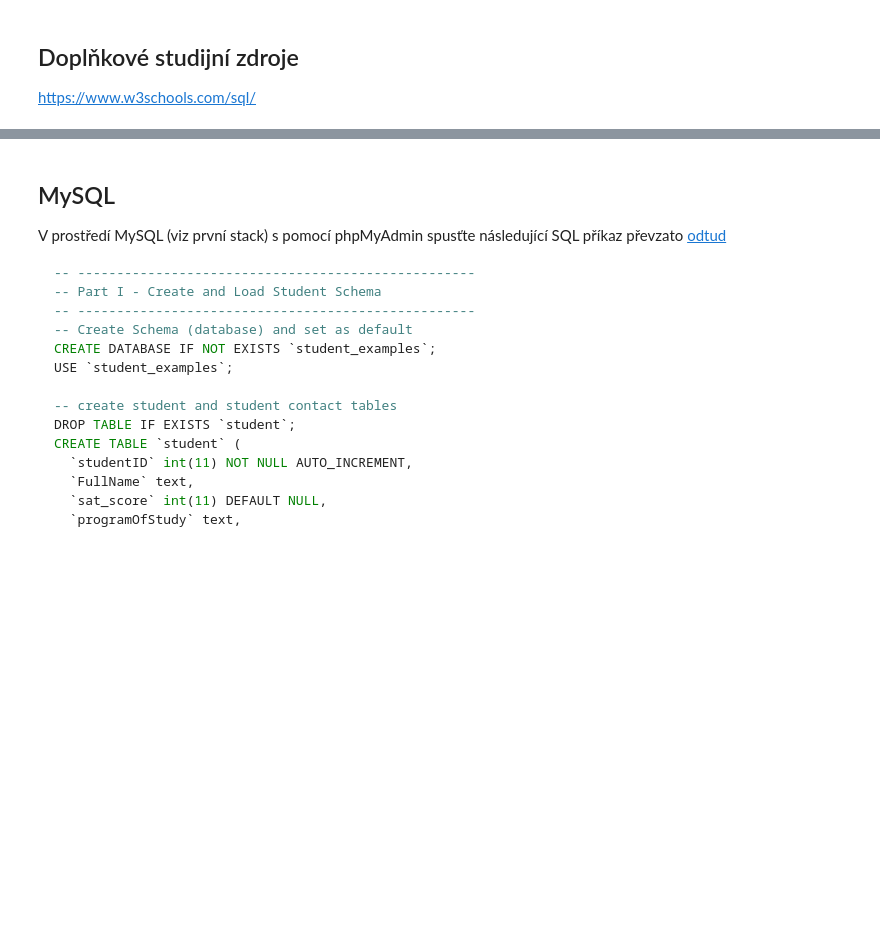
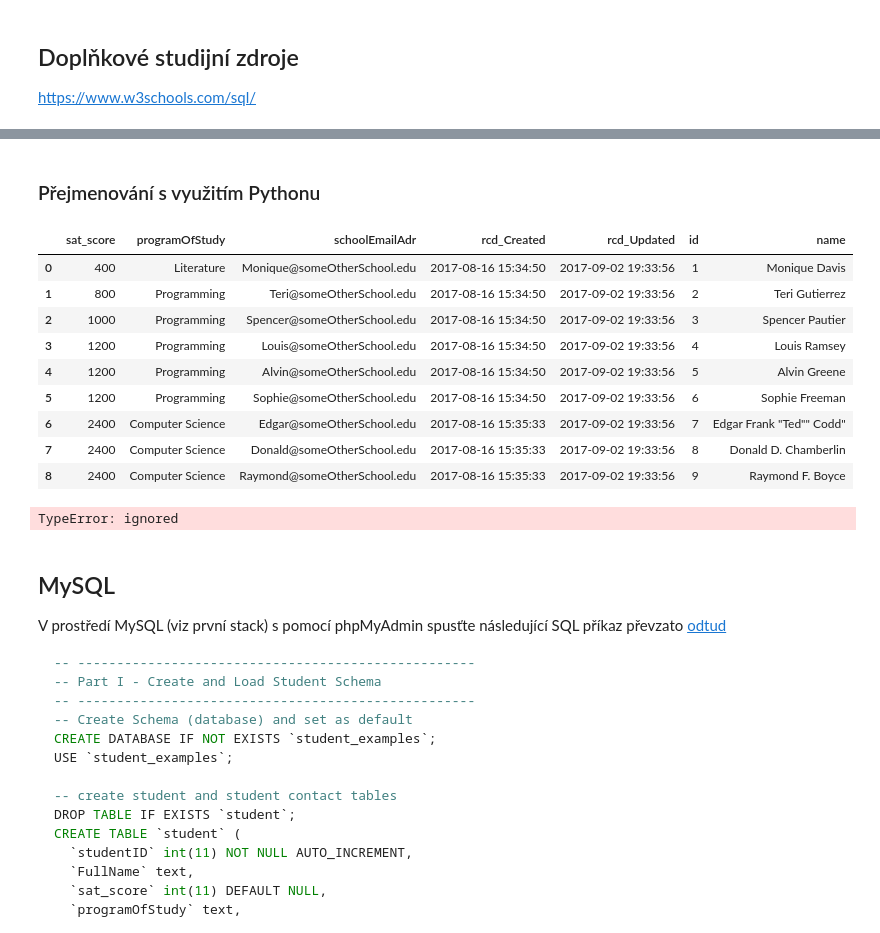
Before and after one commit to hrbolek/learning, a Jupyter notebook: itsystems/database.ipynb, the cells around one changed output, grey strips where cells are left out. Drawn from its saved outputs; the diff is of its cells as text; code cells hidden in the pictures; blank space fills up the shorter version.

```diff
--- a/itsystems/database.ipynb
+++ b/itsystems/database.ipynb
@@ -123,6 +123,9 @@ g1(3) = 4
 g2(3) = 5
 # %%
 import pandas as pd
+def displayData(data):
+  df = pd.DataFrame(data)
+  display(df)
 # %% [markdown]
 ### Příklad homogenních dat
 # %%
@@ -205,3 +289,51 @@ Operátory
+# %% [markdown]
+### Přejmenování s využitím Pythonu
+# %%
+def createRename(names):
+  def renameF(generator):
+    for item in generator:
+      result = {**item}
+      for old, new in names:
+        del result[old]
+        result[new] = item[old]
+      yield result
+  return renameF
+
+namedStudents = tuple2dictionarySeq(namesStudents, dataStudents)
+renamedColumnsStudents = createRename([('studentID', 'id'), ('FullName', 'name')])
+renamedColumnsResults = renamedColumnsStudents(namedStudents)
+displayData(renamedColumnsResults)
+# %% [output]
+|  | sat_score | programOfStudy | schoolEmailAdr | rcd_Created | rcd_Updated | id | name |
+| 0 | 400 | Literature | Monique@someOtherSchool.edu | 2017-08-16 15:34:50 | 2017-09-02 19:33:56 | 1 | Monique Davis |
+| 1 | 800 | Programming | Teri@someOtherSchool.edu | 2017-08-16 15:34:50 | 2017-09-02 19:33:56 | 2 | Teri Gutierrez |
+| 2 | 1000 | Programming | Spencer@someOtherSchool.edu | 2017-08-16 15:34:50 | 2017-09-02 19:33:56 | 3 | Spencer Pautier |
+| 3 | 1200 | Programming | Louis@someOtherSchool.edu | 2017-08-16 15:34:50 | 2017-09-02 19:33:56 | 4 | Louis Ramsey |
+| 4 | 1200 | Programming | Alvin@someOtherSchool.edu | 2017-08-16 15:34:50 | 2017-09-02 19:33:56 | 5 | Alvin Greene |
+| 5 | 1200 | Programming | Sophie@someOtherSchool.edu | 2017-08-16 15:34:50 | 2017-09-02 19:33:56 | 6 | Sophie Freeman |
+| 6 | 2400 | Computer Science | Edgar@someOtherSchool.edu | 2017-08-16 15:35:33 | 2017-09-02 19:33:56 | 7 | Edgar Frank "Ted"" Codd" |
+| 7 | 2400 | Computer Science | Donald@someOtherSchool.edu | 2017-08-16 15:35:33 | 2017-09-02 19:33:56 | 8 | Donald D. Chamberlin |
+| 8 | 2400 | Computer Science | Raymond@someOtherSchool.edu | 2017-08-16 15:35:33 | 2017-09-02 19:33:56 | 9 | Raymond F. Boyce |
+# %%
+from itertools import product
+#https://docs.python.org/3/library/itertools.html#itertools.product
+def createCartesian(joinF):
+  def cartesian(firstG, secondG):
+    return filter(product(firstG, secondG), joinF)
+  return cartesian
+
+namedStudents = tuple2dictionarySeq(namesStudents, dataStudents)
+namedContacts = tuple2dictionarySeq(namesContacts, dataContactInfo)
+
+joinF = lambda left, right: left['studentID'] == right['studentID']
+cartesian = createCartesian(joinF)
+cartesianResult = cartesian(namedStudents, namedContacts)
+
+displayData(product(namedStudents, namedContacts))
+displayData(cartesianResult)
+#displayData(namedContacts)
+# %% [output]
+TypeError: ignored
 # %% [markdown]
  ## MySQL
 
```
Also changed, not shown: parts of 6 cells of this notebook.
